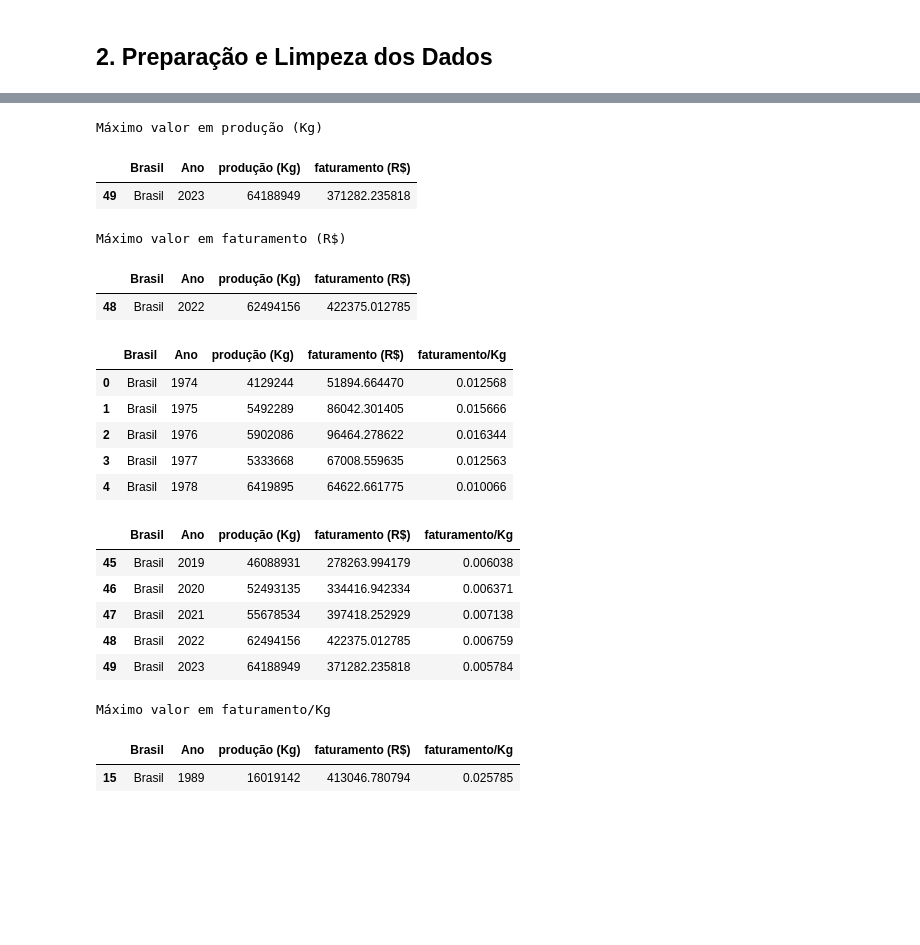
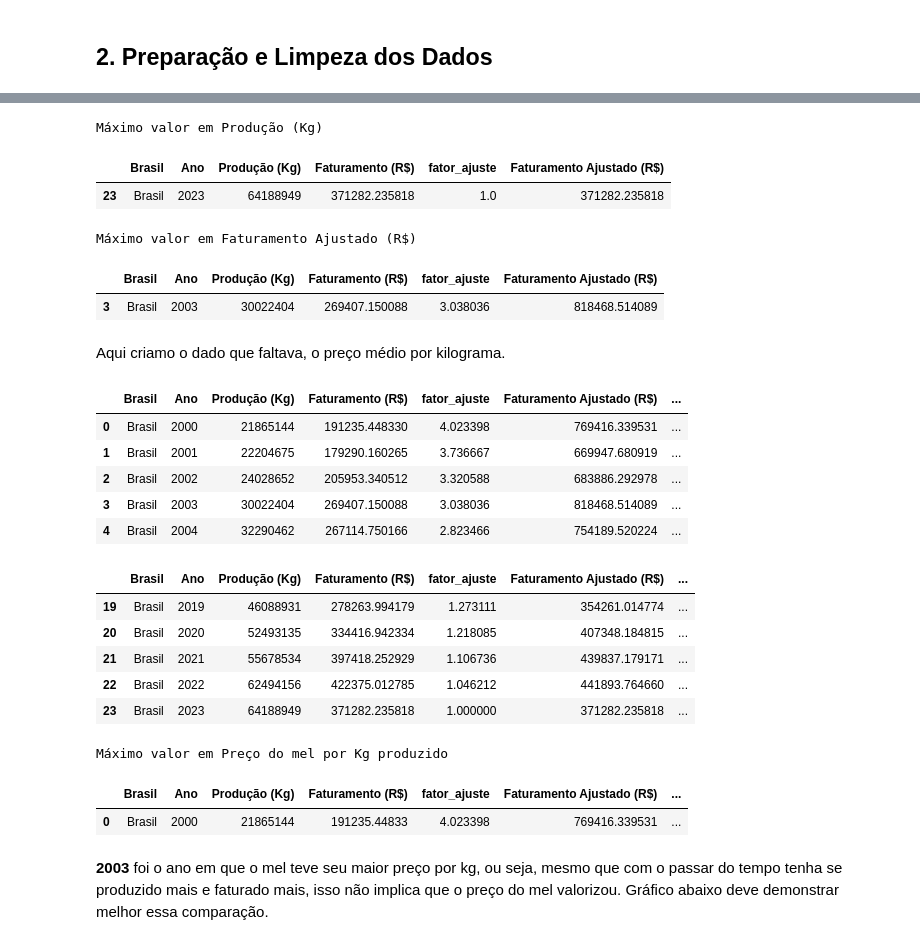
Before and after one commit to Gabriel-J-code/ad-projeto-bees-caatinga, a Jupyter notebook: relatorio.ipynb, the cells around one changed output, grey strips where cells are left out. Saved outputs shown, nothing was run; the diff lists cells and outputs as text; code cells hidden in the pictures; blank space fills up the shorter version.

Commit message:
feat(relatorio): reajuste dos valores com ipca

```diff
--- a/relatorio.ipynb
+++ b/relatorio.ipynb
@@ -59,0 +194,4 @@ show_head_tail(melted_faturamento_br)
+# %%
+melted_faturamento_br = melted_faturamento_br.merge(df_ipca[['Ano', 'fator_ajuste']], on='Ano', how='left')
+melted_faturamento_br['Faturamento Ajustado (R$)'] = melted_faturamento_br['Faturamento (R$)'] * melted_faturamento_br['fator_ajuste']
+melted_faturamento_br
@@ -60,4 +258,5 @@ show_head_tail(melted_faturamento_br)
 # %%
-producao_br = pd.read_csv('data/producao mel/Producao Kg - Mel de Abelha - Brasil - 1974 2023.csv')
-producao_br
+producao_br = pd.read_csv('data/producao mel/Producao Kg - Mel de Abelha - Brasil - 2000 2023.csv')
+producao_br.info()
+display(producao_br)
 # %% [output]
@@ -67,4 +283,4 @@ producao_br
 # %%
-melted_producao_br = pd.melt(producao_br.drop(columns=['Sigla', 'Código']), id_vars=['Brasil'], var_name='Ano', value_name='produção (Kg)')
+melted_producao_br = pd.melt(producao_br.drop(columns=['Sigla', 'Código']), id_vars=['Brasil'], var_name='Ano', value_name='Produção (Kg)')
 show_head_tail(melted_producao_br)
 # %% [output]
@@ -82,0 +299,2 @@ show_head_tail(melted_producao_br)
+# %%
+melted_producao_br['Ano'] = melted_faturamento_br['Ano'].astype(int)
@@ -99,30 +333,34 @@ show_head_tail(mel_br)
 # %%
-show_max(mel_br,'produção (Kg)')
-show_max(mel_br,'faturamento (R$)')
+show_max(mel_br,'Produção (Kg)')
+show_max(mel_br,'Faturamento Ajustado (R$)')
 # %% [output]
-Máximo valor em produção (Kg)
+Máximo valor em Produção (Kg)
-|  | Brasil | Ano | produção (Kg) | faturamento (R$) |
-| 49 | Brasil | 2023 | 64188949 | 371282.235818 |
+|  | Brasil | Ano | Produção (Kg) | Faturamento (R$) | fator_ajuste | Faturamento Ajustado (R$) |
+| 23 | Brasil | 2023 | 64188949 | 371282.235818 | 1.0 | 371282.235818 |
-Máximo valor em faturamento (R$)
+Máximo valor em Faturamento Ajustado (R$)
-|  | Brasil | Ano | produção (Kg) | faturamento (R$) |
-| 48 | Brasil | 2022 | 62494156 | 422375.012785 |
+|  | Brasil | Ano | Produção (Kg) | Faturamento (R$) | fator_ajuste | Faturamento Ajustado (R$) |
+| 3 | Brasil | 2003 | 30022404 | 269407.150088 | 3.038036 | 818468.514089 |
+# %% [markdown]
+Aqui criamo o dado que faltava, o preço médio por kilograma.
 # %%
-mel_br['faturamento/Kg'] = mel_br['faturamento (R$)']/mel_br['produção (Kg)']
+mel_br['Preço do mel por Kg produzido'] = mel_br['Faturamento Ajustado (R$)']/mel_br['Produção (Kg)']
 show_head_tail(mel_br)
-show_max(mel_br,'faturamento/Kg')
+show_max(mel_br,'Preço do mel por Kg produzido')
 # %% [output]
-|  | Brasil | Ano | produção (Kg) | faturamento (R$) | faturamento/Kg |
-| 0 | Brasil | 1974 | 4129244 | 51894.664470 | 0.012568 |
-| 1 | Brasil | 1975 | 5492289 | 86042.301405 | 0.015666 |
-| 2 | Brasil | 1976 | 5902086 | 96464.278622 | 0.016344 |
-| 3 | Brasil | 1977 | 5333668 | 67008.559635 | 0.012563 |
-| 4 | Brasil | 1978 | 6419895 | 64622.661775 | 0.010066 |
+|  | Brasil | Ano | Produção (Kg) | Faturamento (R$) | fator_ajuste | Faturamento Ajustado (R$) | ... |
+| 0 | Brasil | 2000 | 21865144 | 191235.448330 | 4.023398 | 769416.339531 | ... |
+| 1 | Brasil | 2001 | 22204675 | 179290.160265 | 3.736667 | 669947.680919 | ... |
+| 2 | Brasil | 2002 | 24028652 | 205953.340512 | 3.320588 | 683886.292978 | ... |
+| 3 | Brasil | 2003 | 30022404 | 269407.150088 | 3.038036 | 818468.514089 | ... |
+| 4 | Brasil | 2004 | 32290462 | 267114.750166 | 2.823466 | 754189.520224 | ... |
-|  | Brasil | Ano | produção (Kg) | faturamento (R$) | faturamento/Kg |
-| 45 | Brasil | 2019 | 46088931 | 278263.994179 | 0.006038 |
-| 46 | Brasil | 2020 | 52493135 | 334416.942334 | 0.006371 |
-| 47 | Brasil | 2021 | 55678534 | 397418.252929 | 0.007138 |
-| 48 | Brasil | 2022 | 62494156 | 422375.012785 | 0.006759 |
-| 49 | Brasil | 2023 | 64188949 | 371282.235818 | 0.005784 |
+|  | Brasil | Ano | Produção (Kg) | Faturamento (R$) | fator_ajuste | Faturamento Ajustado (R$) | ... |
+| 19 | Brasil | 2019 | 46088931 | 278263.994179 | 1.273111 | 354261.014774 | ... |
+| 20 | Brasil | 2020 | 52493135 | 334416.942334 | 1.218085 | 407348.184815 | ... |
+| 21 | Brasil | 2021 | 55678534 | 397418.252929 | 1.106736 | 439837.179171 | ... |
+| 22 | Brasil | 2022 | 62494156 | 422375.012785 | 1.046212 | 441893.764660 | ... |
+| 23 | Brasil | 2023 | 64188949 | 371282.235818 | 1.000000 | 371282.235818 | ... |
-Máximo valor em faturamento/Kg
+Máximo valor em Preço do mel por Kg produzido
-|  | Brasil | Ano | produção (Kg) | faturamento (R$) | faturamento/Kg |
-| 15 | Brasil | 1989 | 16019142 | 413046.780794 | 0.025785 |
+|  | Brasil | Ano | Produção (Kg) | Faturamento (R$) | fator_ajuste | Faturamento Ajustado (R$) | ... |
+| 0 | Brasil | 2000 | 21865144 | 191235.44833 | 4.023398 | 769416.339531 | ... |
+# %% [markdown]
+**2003** foi o ano em que o mel teve seu maior preço por kg, ou seja, mesmo que com o passar do tempo tenha se produzido mais e faturado mais, isso não implica que o preço do mel valorizou. Gráfico abaixo deve demonstrar melhor essa comparação.
```
Also changed, not shown: parts of 38 cells of this notebook, 1 other file.
